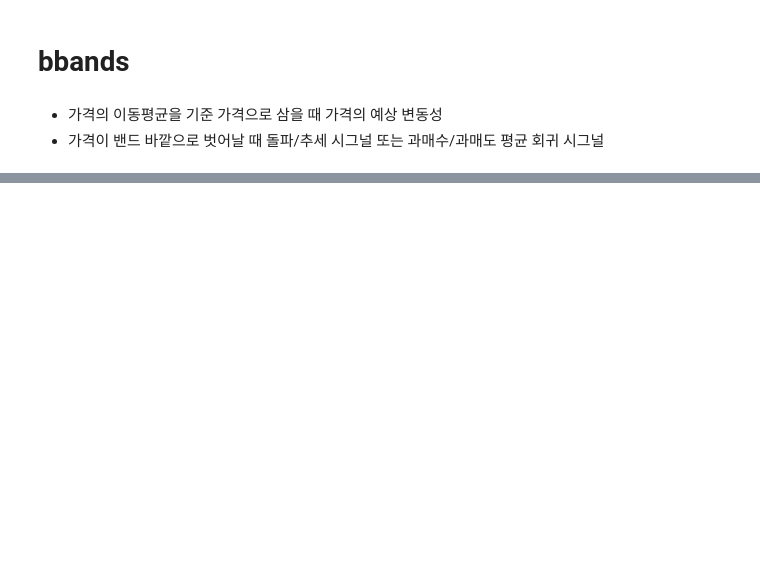
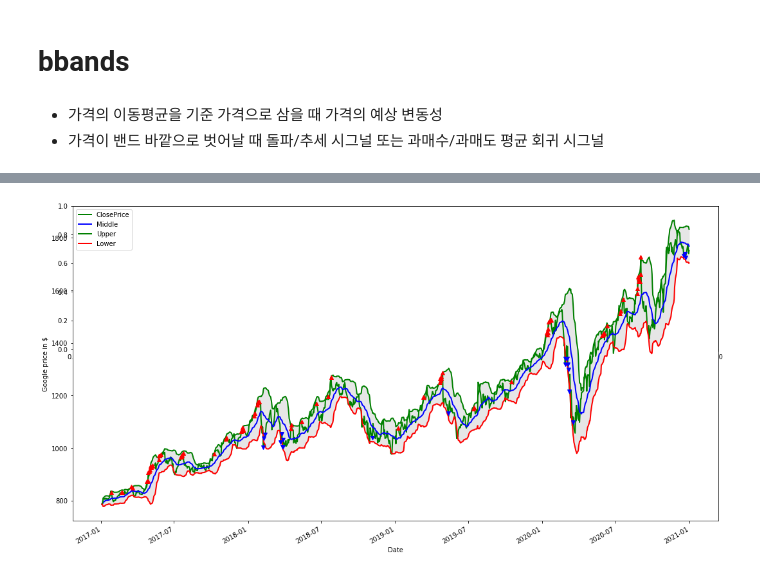
Before and after one commit to taejunglee/pythonworkplace, a Jupyter notebook: trading/base_tec_analysis/bbands.ipynb, the cells around one changed output, grey strips where cells are left out. Cells and saved outputs as stored; diff of their text form; code cells hidden in the pictures; blank space fills up the shorter version.

```diff
--- a/trading/base_tec_analysis/bbands.ipynb
+++ b/trading/base_tec_analysis/bbands.ipynb
@@ -68,0 +99,33 @@ plt.show()
+# %%
+df['TP'] = (df['High']+df['Low']+df['Close']) / 3
+df['PMF'] = 0
+df['NMF'] = 0
+for i in range(len(df.Close)-1):
+    if df.TP.values[i] < df.TP.values[i+1]:
+        df.PMF.values[i+1] = df.TP.values[i+1] * df.Volume.values[i+1]
+        df.NMF.values[i+1]
+    else:
+        df.NMF.values[i+1] = df.TP.values[i+1] * df.Volume.values[i+1]
+        df.PMF.values[i+1] = 0
+df['MFR'] = df.PMF.rolling(window=10).sum() / df.NMF.rolling(window=10).sum()
+df['MFI10'] = 100 - 100 / (1 + df['MFR'])
+# %%
+
+fig = plt.figure(figsize=(18,10))
+plt.subplot(2,1,1)
+ax1 = fig.add_subplot(111, ylabel='Google price in $')
+close_price.plot(ax=ax1, color='g', lw=2., legend=True)
+mband.plot(ax=ax1, color='b', lw=2., legend=True)
+uband.plot(ax=ax1, color='g', lw=2., legend=True)
+lband.plot(ax=ax1, color='r', lw=2., legend=True)
+plt.fill_between(df.index,df['Upper'],df['Lower'], color='0.9')
+
+for i in range(len(df.Close)):
+    if df.PB.values[i] > 0.8 and df.MFI10.values[i] > 80:
+        plt.plot(df.index.values[i], df.Close.values[i], 'r^')
+    elif df.PB.values[i] < 0.2 and df.MFI10.values[i] < 20:
+        plt.plot(df.index.values[i], df.Close.values[i], 'bv')
+
+plt.show()
+# %% [output]
+[figure, added]
```
Also changed, not shown: parts of 18 cells of this notebook.
